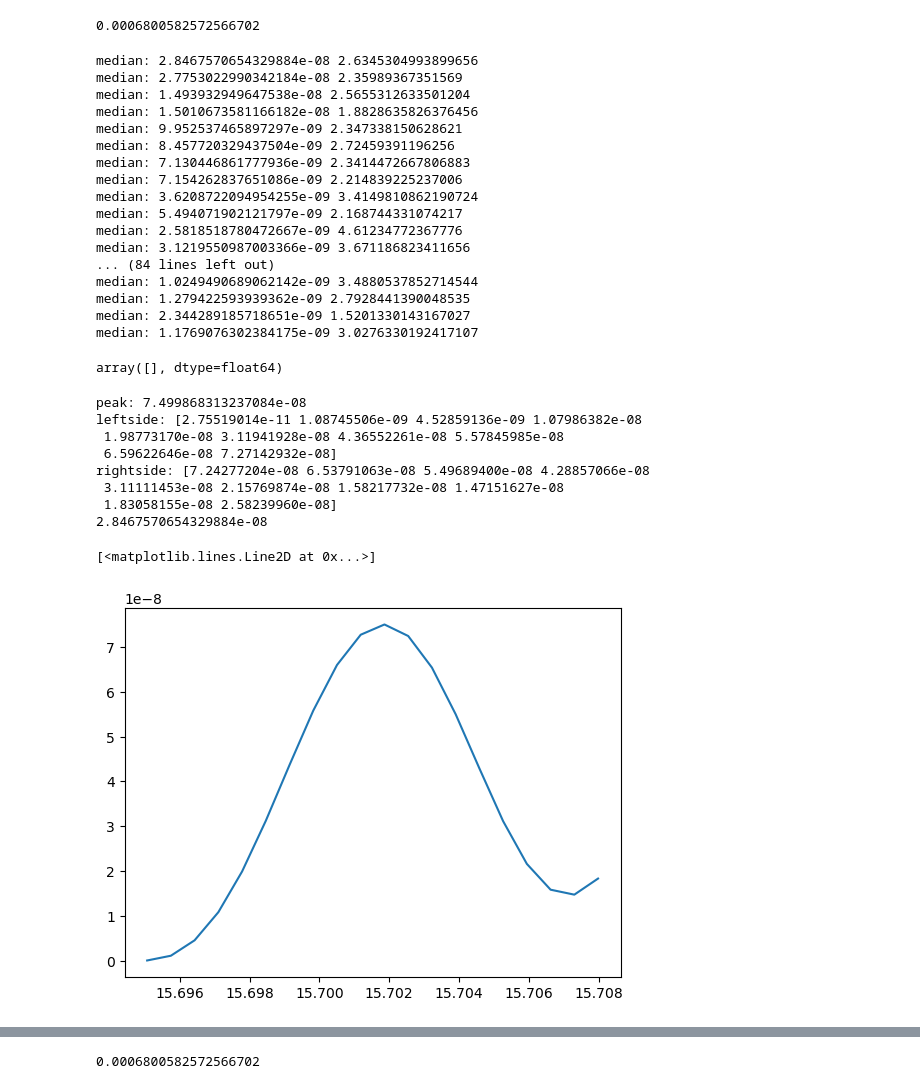
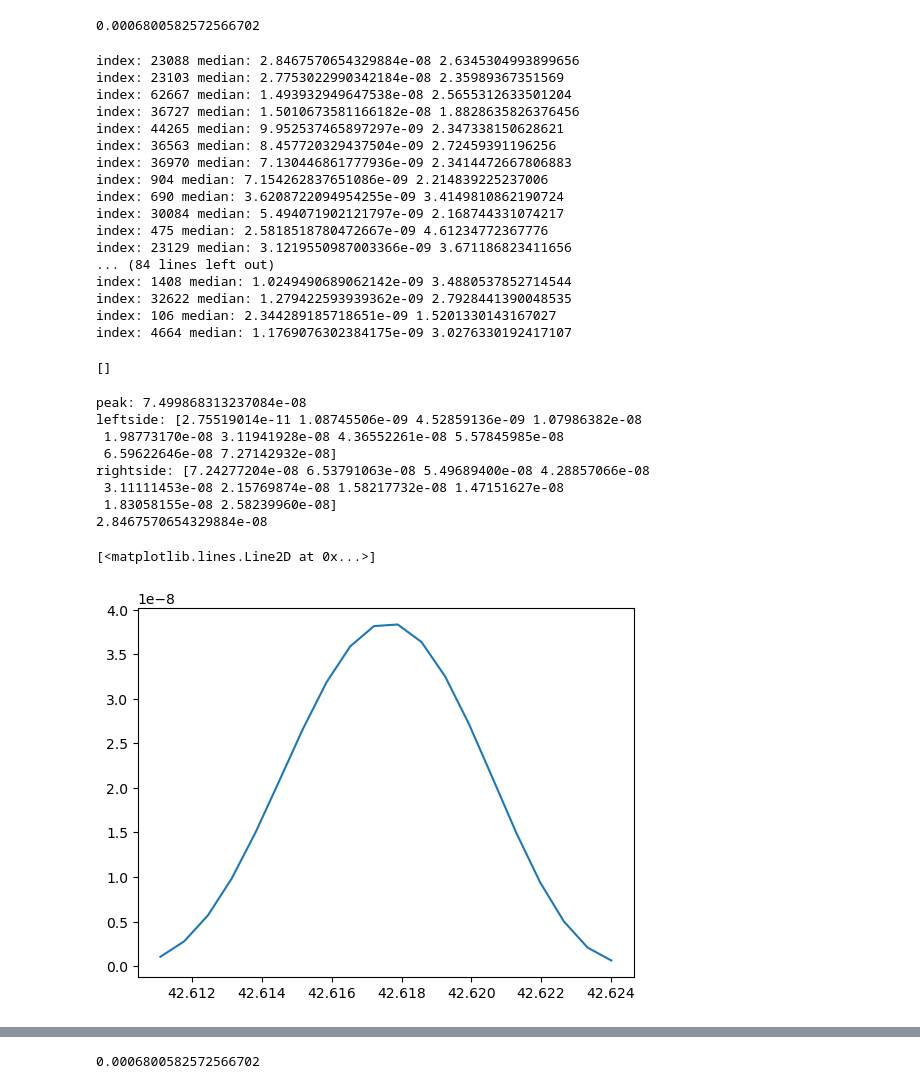
Before and after one commit to Hoggnation/cataloging_coherent_oscillators, a Jupyter notebook: threshold_function.ipynb, the cells around one changed output, grey strips where cells are left out. Saved outputs shown, nothing was run; the diff lists cells and outputs as text; code cells hidden in the pictures.

Commit message:
working on threshold function

```diff
--- a/threshold_function.ipynb
+++ b/threshold_function.ipynb
@@ -11,6 +11,7 @@ lc_collection = search_result.download_all()
 # %%
 #create a delta f (1/tmax-min aka 1/total observation time
 #delta_f = 1/lc.time[-1] - lc.time[0] #this is in days
+lc = lc_collection.stitch()
 total_observation_time = lc.time[-1] - lc.time[0]
 print(total_observation_time)
 delta_f = (1/total_observation_time).value
@@ -25,6 +26,10 @@ f_min = f_min = 1/ total_observation_time # in days
 f_min_no_units = f_min.value #strip units (but are in 1/days)
 print(f_min_no_units)
 print(type(f_min_no_units))
+sampling_rate_days= np.median(np.diff(lc.time))
+sampling_rate_days_no_units = sampling_rate_days.value #get rid of units
+f_max = 1 / (sampling_rate_days) #in days
+f_max_no_units = f_max.value #get rid of units (but it's actually in 1/days)
 # %% [output]
 0.0006800582572566702
 <class 'numpy.float64'>
@@ -88,24 +94,27 @@ def threshold(indices, xs, ys):
 # %%
-threshold(indices, freq_values, power_values)
+good_peaks = threshold(indices, freq_values, power_values)
 # %% [output]
-median: 2.8467570654329884e-08 2.6345304993899656
-median: 2.7753022990342184e-08 2.35989367351569
-median: 1.493932949647538e-08 2.5655312633501204
-median: 1.5010673581166182e-08 1.8828635826376456
-median: 9.952537465897297e-09 2.347338150628621
-median: 8.457720329437504e-09 2.72459391196256
-median: 7.130446861777936e-09 2.3414472667806883
-median: 7.154262837651086e-09 2.214839225237006
-median: 3.6208722094954255e-09 3.4149810862190724
-median: 5.494071902121797e-09 2.168744331074217
-median: 2.5818518780472667e-09 4.61234772367776
-median: 3.1219550987003366e-09 3.671186823411656
+index: 23088 median: 2.8467570654329884e-08 2.6345304993899656
+index: 23103 median: 2.7753022990342184e-08 2.35989367351569
+index: 62667 median: 1.493932949647538e-08 2.5655312633501204
+index: 36727 median: 1.5010673581166182e-08 1.8828635826376456
+index: 44265 median: 9.952537465897297e-09 2.347338150628621
+index: 36563 median: 8.457720329437504e-09 2.72459391196256
+index: 36970 median: 7.130446861777936e-09 2.3414472667806883
+index: 904 median: 7.154262837651086e-09 2.214839225237006
+index: 690 median: 3.6208722094954255e-09 3.4149810862190724
+index: 30084 median: 5.494071902121797e-09 2.168744331074217
+index: 475 median: 2.5818518780472667e-09 4.61234772367776
+index: 23129 median: 3.1219550987003366e-09 3.671186823411656
 ... (84 lines left out)
-median: 1.0249490689062142e-09 3.4880537852714544
-median: 1.279422593939362e-09 2.7928441390048535
-median: 2.344289185718651e-09 1.5201330143167027
-median: 1.1769076302384175e-09 3.0276330192417107
+index: 1408 median: 1.0249490689062142e-09 3.4880537852714544
+index: 32622 median: 1.279422593939362e-09 2.7928441390048535
+index: 106 median: 2.344289185718651e-09 1.5201330143167027
+index: 4664 median: 1.1769076302384175e-09 3.0276330192417107
-array([], dtype=float64)
+# %%
+print(good_peaks)
+# %% [output]
+[]
 # %%
 #23088
 peak = power_values[23088]
@@ -127,7 +136,7 @@ rightside: [7.24277204e-08 6.53791063e-08 5.49689400e-08 4.28857066e-08
  1.83058155e-08 2.58239960e-08]
 2.8467570654329884e-08
 # %%
-plt.plot(freq_values[23088-10:23088+10], power_values[23088-10:23088+10])
+plt.plot(freq_values[62667-10:62667+10], power_values[62667-10:62667+10])
 # %% [output]
 [<matplotlib.lines.Line2D at 0x...>]
-[figure, old version]
+[figure, new version]
```
Also changed, not shown: parts of 2 cells of this notebook.
